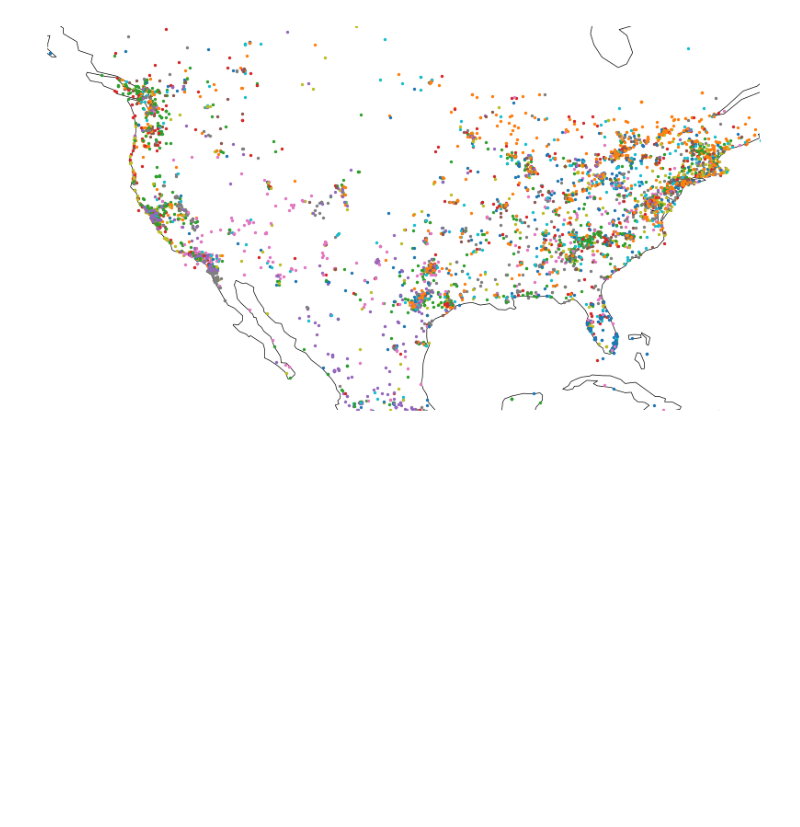
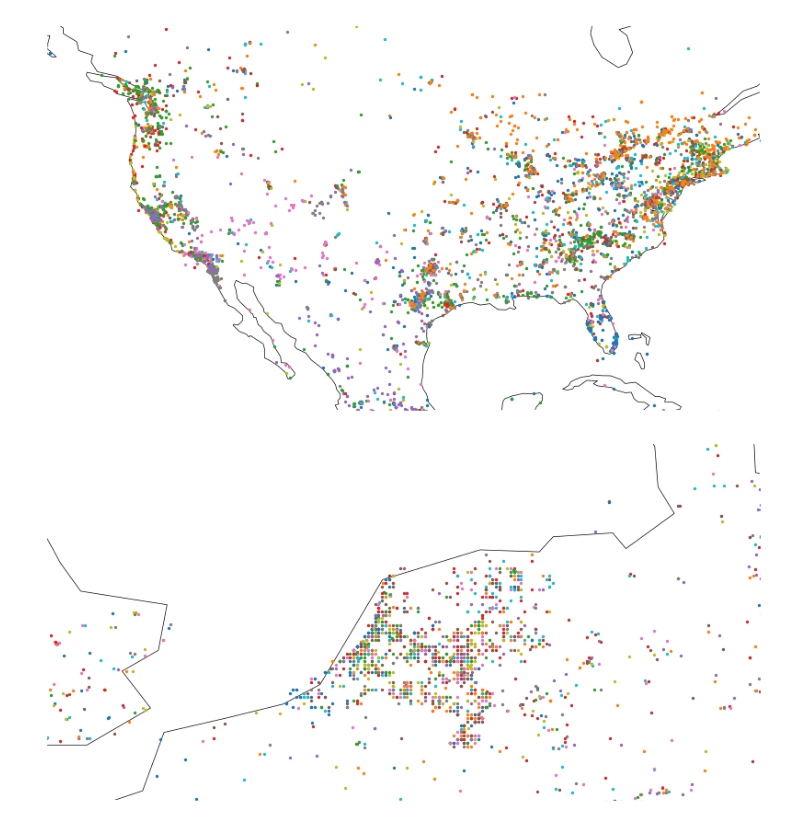
Before and after one commit to watchthedoge/Multimodal_Models_CrypticBio, a Jupyter notebook: statistics.ipynb, the cells around one changed output. Cells and saved outputs as stored; diff of their text form; code cells hidden in the pictures; blank space fills up the shorter version.

```diff
--- a/statistics.ipynb
+++ b/statistics.ipynb
@@ -144,3 +158,27 @@ fig = px.bar(
 
 fig.update_layout(xaxis=dict(type="category"))
 fig.show()
+# %%
+#dates by cryptic gorup
+date_dict = defaultdict(int)
+for i in range(len(common)):
+    date = int(common[i]['month'])
+    species = common[i]['class']
+    date_dict[(date, species)] += 1
+
+
+# sort by date
+rows = [(month, species, count) for (month, species), count in sorted(date_dict.items())]
+
+df = pd.DataFrame(rows, columns=["Month", "Class", "Count"])
+
+fig = px.bar(
+    df,
+    x="Month",
+    y="Count",
+    color="Class",
+    title="Ratio per month per cryptic group"
+)
+
+fig.update_layout(xaxis=dict(type="category"), showlegend=True, barnorm="percent",)
+fig.show()
@@ -241,3 +424,19 @@ ax.set_axis_off()
 plt.show()
 # %% [output]
 [figure]
+# %%
+#nl
+fig, ax = plt.subplots(figsize=(10, 6))
+world.plot(ax=ax, color="white", edgecolor="black", linewidth=0.5)
+
+# plot each species separately
+for species, subset in gdf.groupby("species"):
+    subset.plot(ax=ax, marker='o', markersize=2)
+
+ax.set_xlim(0, 10)
+ax.set_ylim(50, 55)
+
+ax.set_axis_off()
+plt.show()
+# %% [output]
+[figure, added]
```
Also changed, not shown: parts of 14 cells of this notebook.
